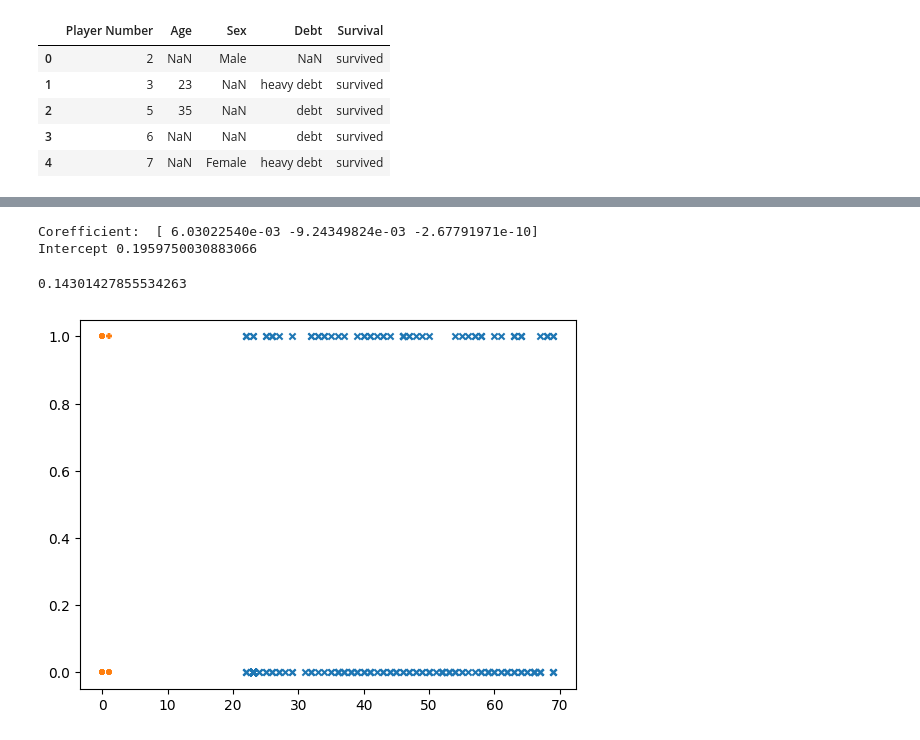
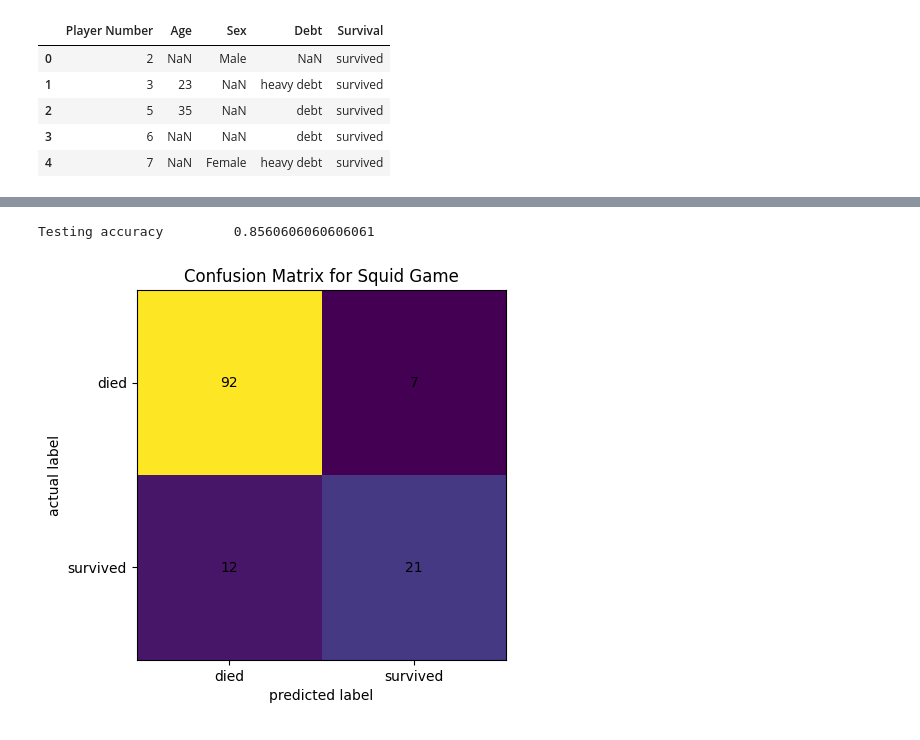
Before and after one commit to HanaAhmedMahmoud/Squid-Game-Survival-Model, a Jupyter notebook: squid-game-model.ipynb, the cells around one changed output, grey strips where cells are left out. Saved outputs shown, nothing was run; the diff lists cells and outputs as text; code cells hidden in the pictures.

Commit message:
Finished decision tree

```diff
--- a/squid-game-model.ipynb
+++ b/squid-game-model.ipynb
@@ -121,31 +121,36 @@ x_train, x_test, y_train, y_test = train_test_split(df_inputs, df_output, test_s
-# %%
-#Model training with training data
-from sklearn.linear_model import LinearRegression
-lr = LinearRegression()
-lr.fit(x_train, y_train)
-
-print('Corefficient: ', lr.coef_)
-print('Intercept', lr.intercept_)
-# %% [output]
-Corefficient:  [ 6.03022540e-03 -9.24349824e-03 -2.67791971e-10]
-Intercept 0.1959750030883066
-# %%
-#predicting
-
-from sklearn import metrics
-
-y_pred = lr.predict(x_test)
-
-print(metrics.mean_squared_error(y_test,y_pred))
-# %% [output]
-0.14301427855534263
-# %%
-#exploring the results
-import matplotlib.pyplot as plt
-
-plt.scatter(x_train['Age'], y_train, marker="x",s=20) # training data points
-plt.scatter(x_train['Sex'], y_train, marker="+",s=20)
-plt.scatter(x_train['Debt'], y_train, marker="*",s=20)
-plt.show()
-# %% [output]
-[figure, removed]
+# %%
+#Model training using decision trees
+from sklearn.tree import DecisionTreeClassifier
+dtree = DecisionTreeClassifier(max_depth=3, random_state=1)
+dtree.fit(x_train, y_train)
+
+from sklearn import metrics
+y_predict = dtree.predict(x_test)
+print('Testing accuracy \t', metrics.accuracy_score(y_test, y_predict))
+# %% [output]
+Testing accuracy         0.8560606060606061
+# %%
+import matplotlib.pyplot as plt
+#Plotting a confusion matrix
+def cf_matrix(mat, t_name, model_name):
+    fig, ax = plt.subplots()
+    im = ax.imshow(mat)
+
+    ax.set_xticks(range(0,len(t_name)))
+    ax.set_yticks(range(0,len(t_name)))
+    ax.set_xticklabels(t_name)
+    ax.set_yticklabels(t_name)
+
+    for i in range(0,len(t_name)):
+        for j in range(0,len(t_name)):
+            text = ax.text(j, i, mat[i, j], ha="center", va="center", color="k")
+
+    plt.ylabel('actual label')
+    plt.xlabel('predicted label')
+    plt.title("Confusion Matrix for " + model_name )
+# %%
+#confusion matrix to show results
+cm = metrics.confusion_matrix(y_test, y_predict)
+cf_matrix(cm,['died', 'survived'], 'Squid Game')
+# %% [output]
+[figure, added]
```
Also changed, not shown: parts of 7 cells of this notebook.
